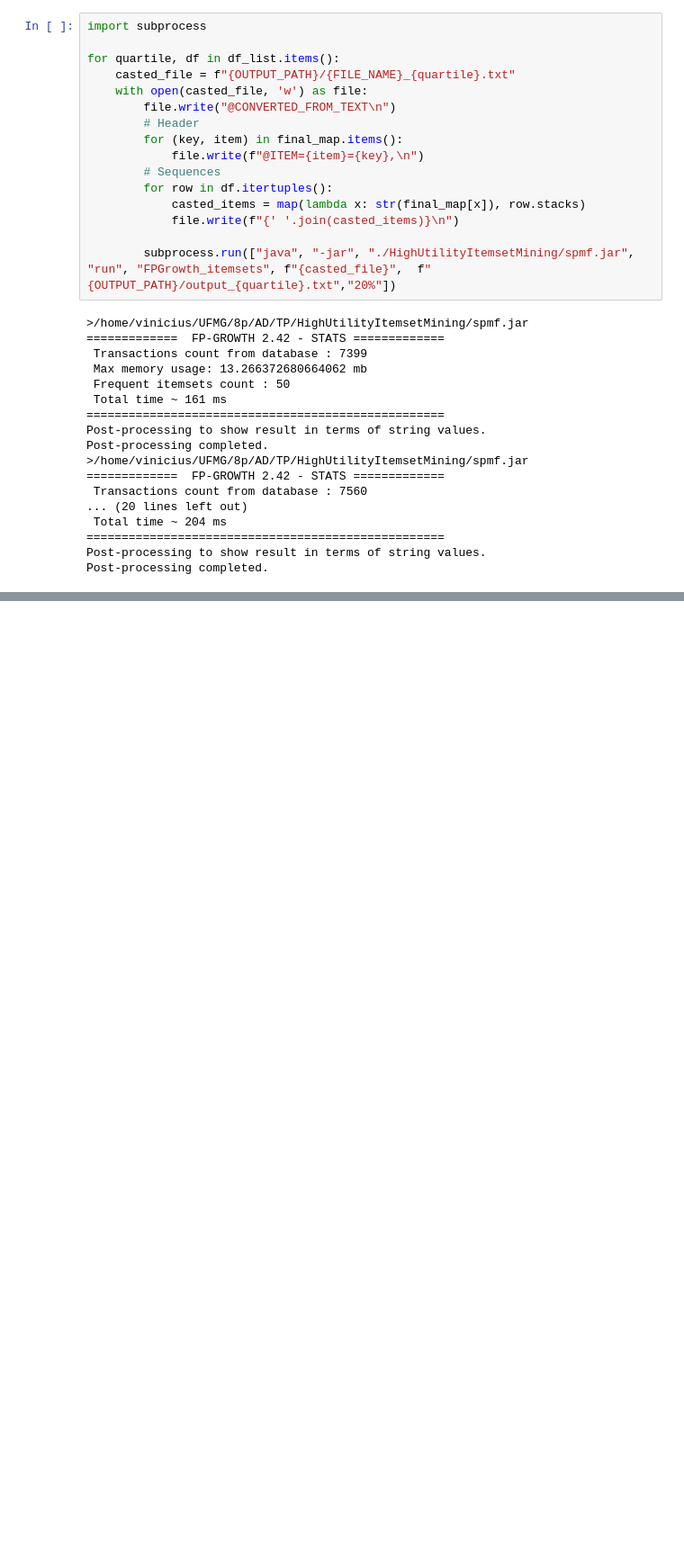
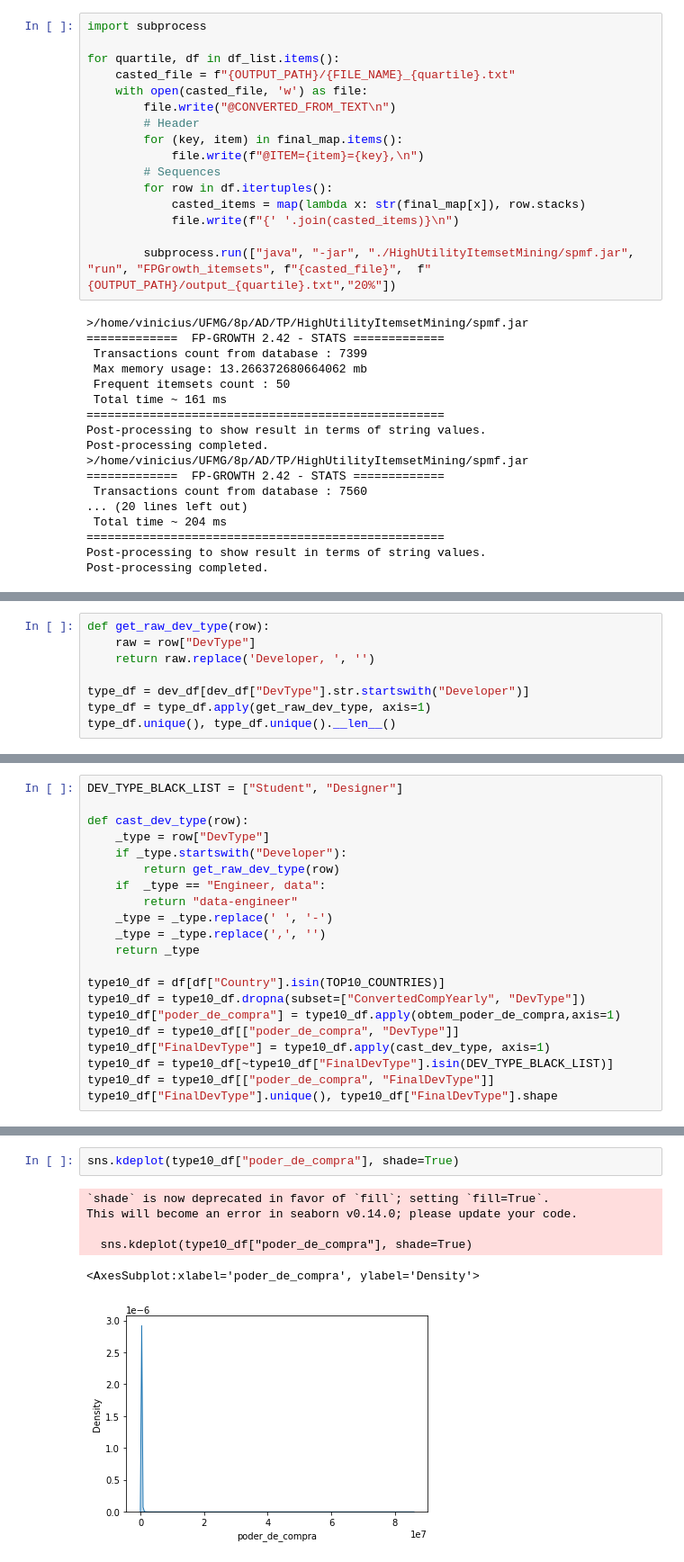
Before and after one commit to vinciusb/TP-AD, a Jupyter notebook: stackoverfllow_2.ipynb, the cells around one changed output, grey strips where cells are left out. Shown: that part at 90% size. Saved outputs shown, nothing was run; the diff lists cells and outputs as text; blank space fills up the shorter version.

```diff
--- a/stackoverfllow_2.ipynb
+++ b/stackoverfllow_2.ipynb
@@ -179,0 +210,8 @@ Post-processing completed.
+# %%
+def get_raw_dev_type(row):
+    raw = row["DevType"]
+    return raw.replace('Developer, ', '')
+
+type_df = dev_df[dev_df["DevType"].str.startswith("Developer")]
+type_df = type_df.apply(get_raw_dev_type, axis=1)
+type_df.unique(), type_df.unique().__len__()
@@ -179,0 +224,21 @@ Post-processing completed.
+# %%
+DEV_TYPE_BLACK_LIST = ["Student", "Designer"]
+
+def cast_dev_type(row):
+    _type = row["DevType"]
+    if _type.startswith("Developer"):
+        return get_raw_dev_type(row)
+    if  _type == "Engineer, data":
+        return "data-engineer"
+    _type = _type.replace(' ', '-')
+    _type = _type.replace(',', '')
+    return _type
+
+type10_df = df[df["Country"].isin(TOP10_COUNTRIES)]
+type10_df = type10_df.dropna(subset=["ConvertedCompYearly", "DevType"])
+type10_df["poder_de_compra"] = type10_df.apply(obtem_poder_de_compra,axis=1)
+type10_df = type10_df[["poder_de_compra", "DevType"]]
+type10_df["FinalDevType"] = type10_df.apply(cast_dev_type, axis=1)
+type10_df = type10_df[~type10_df["FinalDevType"].isin(DEV_TYPE_BLACK_LIST)]
+type10_df = type10_df[["poder_de_compra", "FinalDevType"]]
+type10_df["FinalDevType"].unique(), type10_df["FinalDevType"].shape
@@ -179,0 +299,9 @@ Post-processing completed.
+# %%
+sns.kdeplot(type10_df["poder_de_compra"], shade=True)
+# %% [output]
+`shade` is now deprecated in favor of `fill`; setting `fill=True`.
+This will become an error in seaborn v0.14.0; please update your code.
+
+  sns.kdeplot(type10_df["poder_de_compra"], shade=True)
+<AxesSubplot:xlabel='poder_de_compra', ylabel='Density'>
+[figure, added]
```
Also changed, not shown: parts of 19 cells of this notebook, 1 other file.
